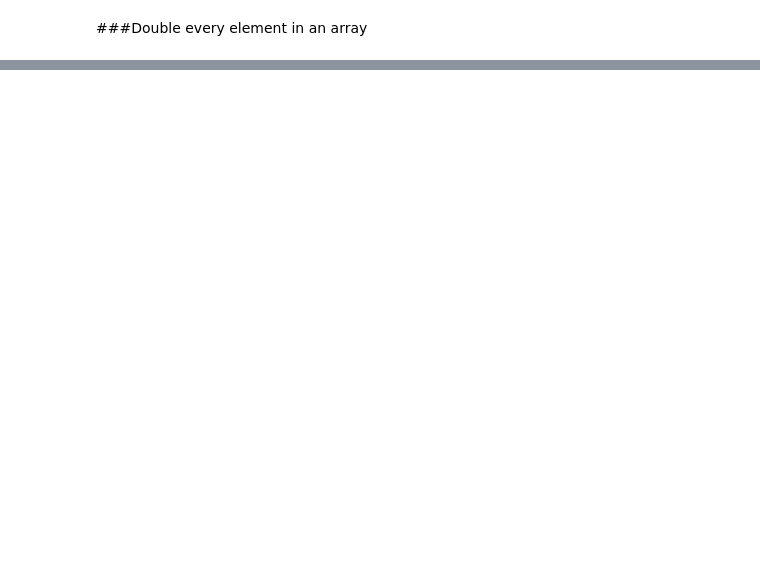
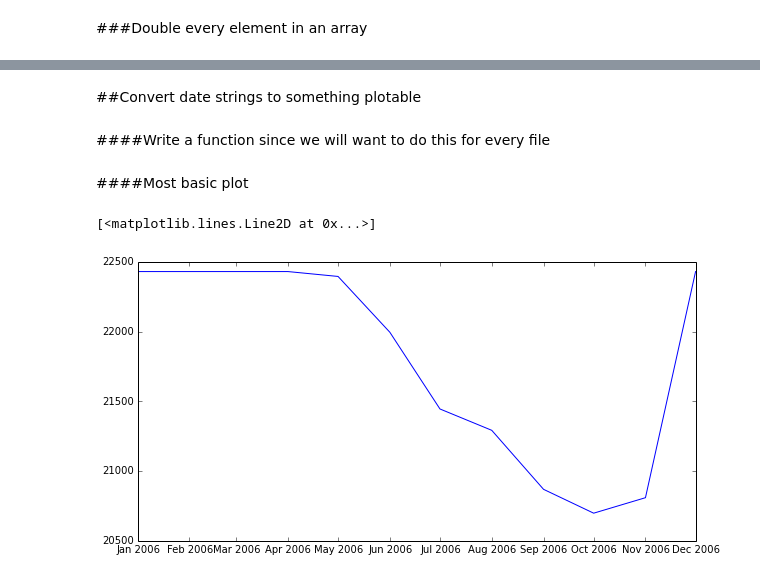
Before and after one commit to jiffyclub/2015-09-09-lbl-labtech, a Jupyter notebook: novice_numpy_matplotlib.ipynb, the cells around one changed output, grey strips where cells are left out. Drawn from its saved outputs; the diff is of its cells as text; code cells hidden in the pictures; blank space fills up the shorter version.

Commit message:
adding matplotlib section to novice lesson

```diff
--- a/novice_numpy_matplotlib.ipynb
+++ b/novice_numpy_matplotlib.ipynb
@@ -177,0 +206,13 @@ large_array*2
+# %% [markdown]
+##Convert date strings to something plotable
+# %%
+from datetime import datetime
+
+nicasio_2006_date_datetime = []
+for str_date in nicasio_2006_date:
+    nicasio_2006_date_datetime.append(datetime.strptime(str_date,'%m/%Y'))
+
+#Convert list to an array
+nicasio_2006_date_datetime = np.array(nicasio_2006_date_datetime)
+# %% [markdown]
+####Write a function since we will want to do this for every file
@@ -177,0 +226,9 @@ large_array*2
+# %% [markdown]
+####Most basic plot
+# %%
+fig = pyplot.figure(figsize = [10, 5])
+ax = fig.add_subplot(1,1,1)
+ax.plot(nicasio_2006_date_datetime, nicasio_2006_storage)
+# %% [output]
+[<matplotlib.lines.Line2D at 0x...>]
+[figure, added]
```
Also changed, not shown: parts of 40 cells of this notebook.
